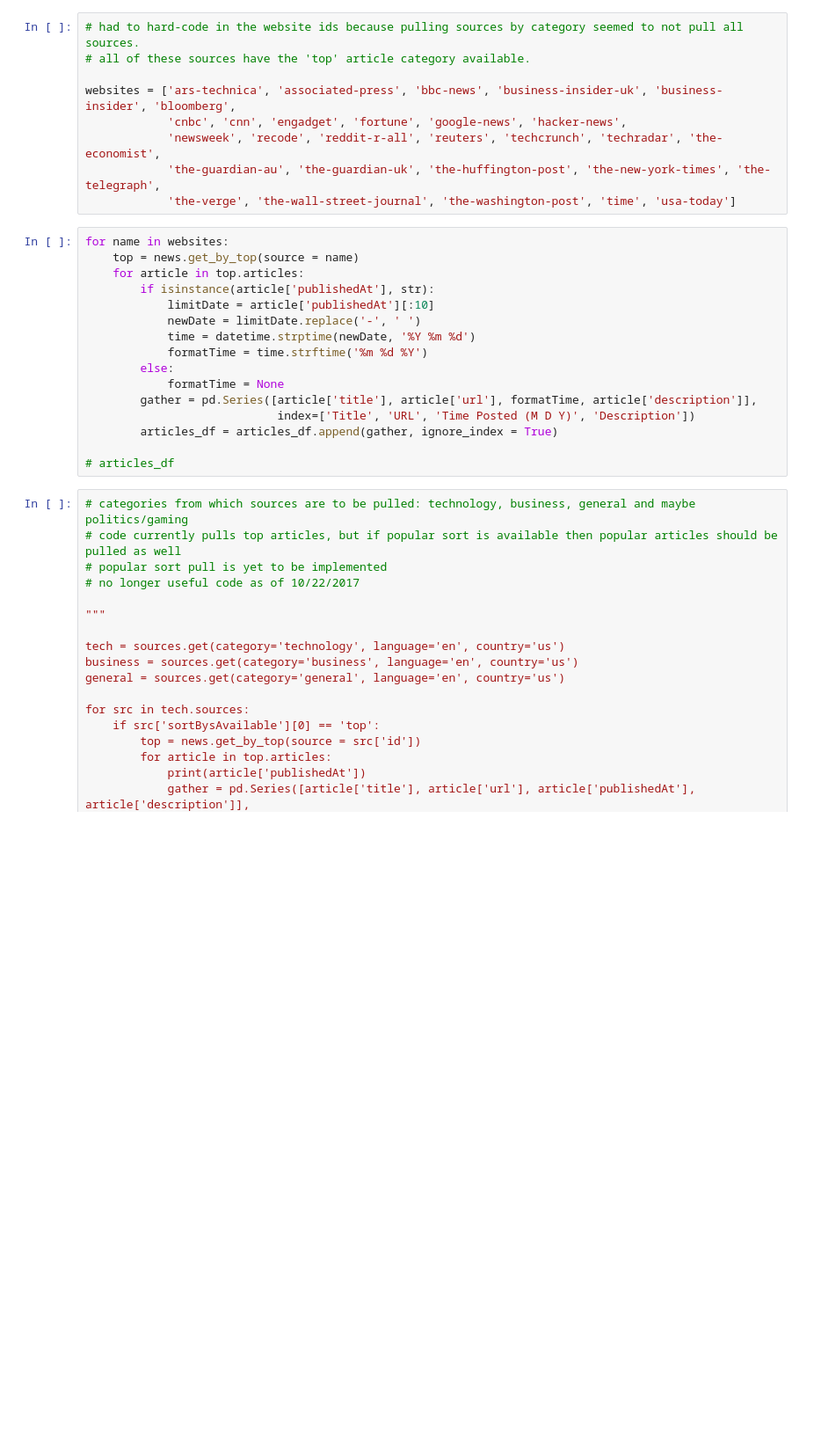
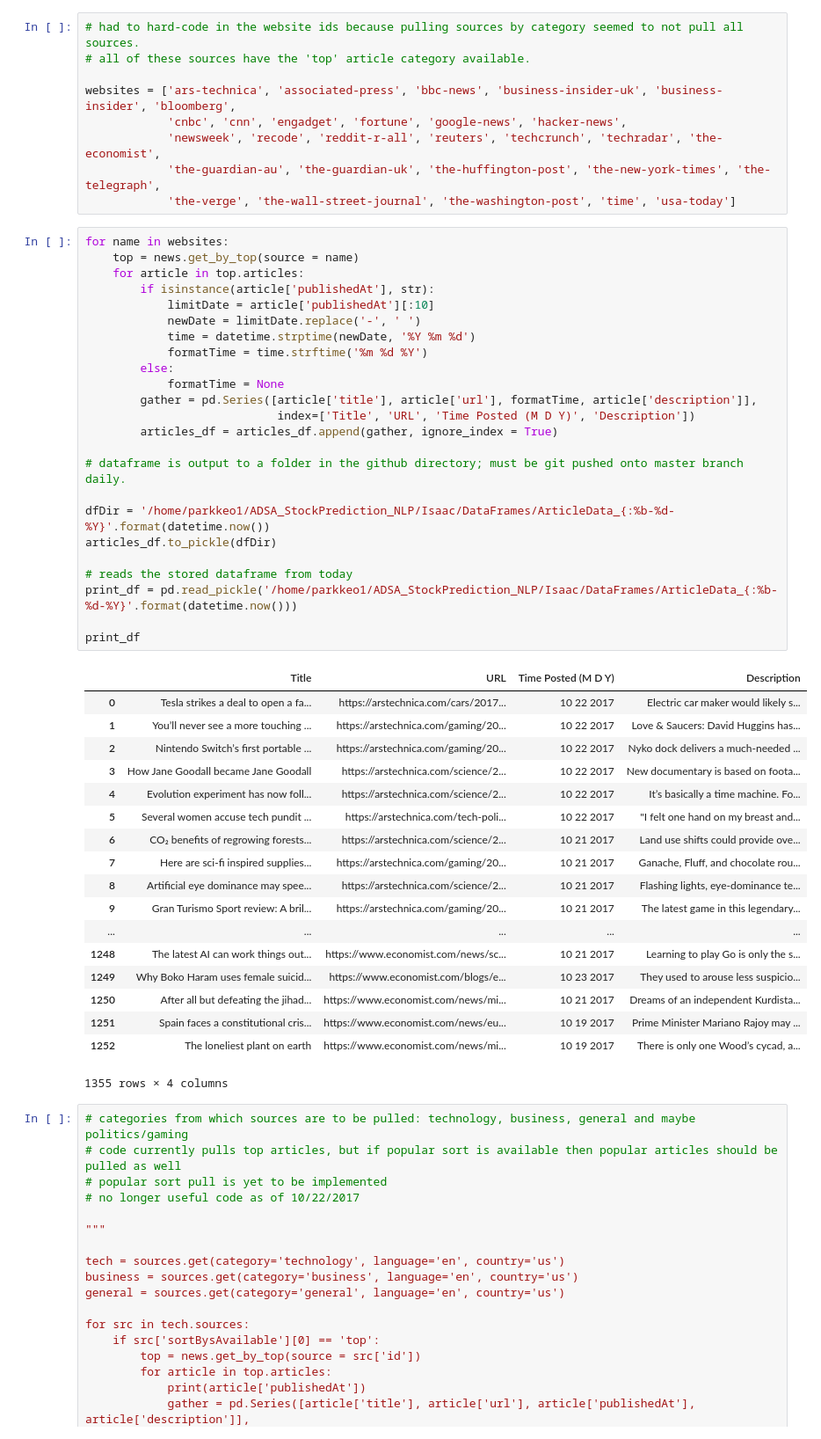
Before and after one commit to DarshJalan/ADSA_StockPrediction_NLP, a Jupyter notebook: Isaac/APItest.ipynb, the cells around one changed output. Shown at 88% size. Saved outputs shown, nothing was run; the diff lists cells and outputs as text; blank space fills up the shorter version.

Commit message:
dataframes are exported to pickle files, pushing data for Oct 23 2017

```diff
--- a/Isaac/APItest.ipynb
+++ b/Isaac/APItest.ipynb
@@ -34,19 +34,46 @@ websites = ['ars-technica', 'associated-press', 'bbc-news', 'business-insider-uk
 # %%
 for name in websites:
     top = news.get_by_top(source = name)
     for article in top.articles:
         if isinstance(article['publishedAt'], str):
             limitDate = article['publishedAt'][:10]
             newDate = limitDate.replace('-', ' ')
             time = datetime.strptime(newDate, '%Y %m %d')
             formatTime = time.strftime('%m %d %Y')
         else:
             formatTime = None
         gather = pd.Series([article['title'], article['url'], formatTime, article['description']],
                             index=['Title', 'URL', 'Time Posted (M D Y)', 'Description'])
         articles_df = articles_df.append(gather, ignore_index = True)
 
-# articles_df
+# dataframe is output to a folder in the github directory; must be git pushed onto master branch daily.
+
+dfDir = '/home/parkkeo1/ADSA_StockPrediction_NLP/Isaac/DataFrames/ArticleData_{:%b-%d-%Y}'.format(datetime.now())
+articles_df.to_pickle(dfDir)
+
+# reads the stored dataframe from today
+print_df = pd.read_pickle('/home/parkkeo1/ADSA_StockPrediction_NLP/Isaac/DataFrames/ArticleData_{:%b-%d-%Y}'.format(datetime.now()))
+
+print_df
+# %% [output]
+|  | Title | URL | Time Posted (M D Y) | Description |
+| 0 | Tesla strikes a deal to open a fa... | https://arstechnica.com/cars/2017... | 10 22 2017 | Electric car maker would likely s... |
+| 1 | You’ll never see a more touching ... | https://arstechnica.com/gaming/20... | 10 22 2017 | Love & Saucers: David Huggins has... |
+| 2 | Nintendo Switch’s first portable ... | https://arstechnica.com/gaming/20... | 10 22 2017 | Nyko dock delivers a much-needed ... |
+| 3 | How Jane Goodall became Jane Goodall | https://arstechnica.com/science/2... | 10 22 2017 | New documentary is based on foota... |
+| 4 | Evolution experiment has now foll... | https://arstechnica.com/science/2... | 10 22 2017 | It’s basically a time machine. Fo... |
+| 5 | Several women accuse tech pundit ... | https://arstechnica.com/tech-poli... | 10 22 2017 | "I felt one hand on my breast and... |
+| 6 | CO₂ benefits of regrowing forests... | https://arstechnica.com/science/2... | 10 21 2017 | Land use shifts could provide ove... |
+| 7 | Here are sci-fi inspired supplies... | https://arstechnica.com/gaming/20... | 10 21 2017 | Ganache, Fluff, and chocolate rou... |
+| 8 | Artificial eye dominance may spee... | https://arstechnica.com/science/2... | 10 21 2017 | Flashing lights, eye-dominance te... |
+| 9 | Gran Turismo Sport review: A bril... | https://arstechnica.com/gaming/20... | 10 21 2017 | The latest game in this legendary... |
+| ... | ... | ... | ... | ... |
+| 1248 | The latest AI can work things out... | https://www.economist.com/news/sc... | 10 21 2017 | Learning to play Go is only the s... |
+| 1249 | Why Boko Haram uses female suicid... | https://www.economist.com/blogs/e... | 10 23 2017 | They used to arouse less suspicio... |
+| 1250 | After all but defeating the jihad... | https://www.economist.com/news/mi... | 10 21 2017 | Dreams of an independent Kurdista... |
+| 1251 | Spain faces a constitutional cris... | https://www.economist.com/news/eu... | 10 19 2017 | Prime Minister Mariano Rajoy may ... |
+| 1252 | The loneliest plant on earth | https://www.economist.com/news/mi... | 10 19 2017 | There is only one Wood’s cycad, a... |
+1355 rows × 4 columns
 # %%
 # categories from which sources are to be pulled: technology, business, general and maybe politics/gaming
 # code currently pulls top articles, but if popular sort is available then popular articles should be pulled as well
```
Also changed, not shown: 1 other file.
